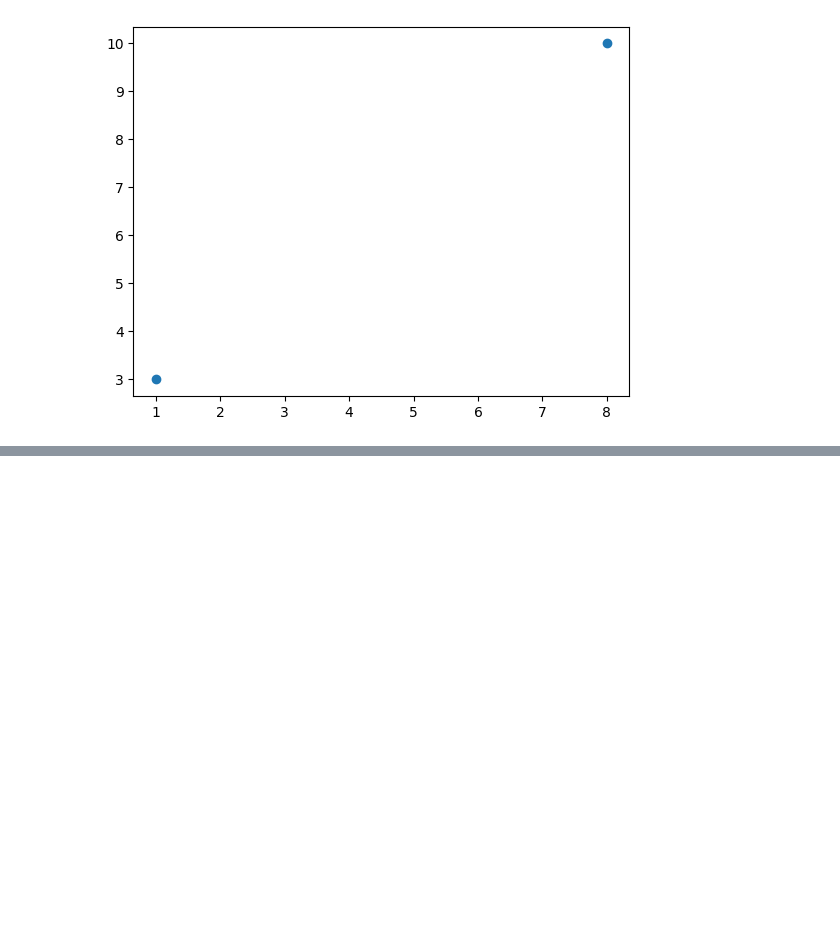
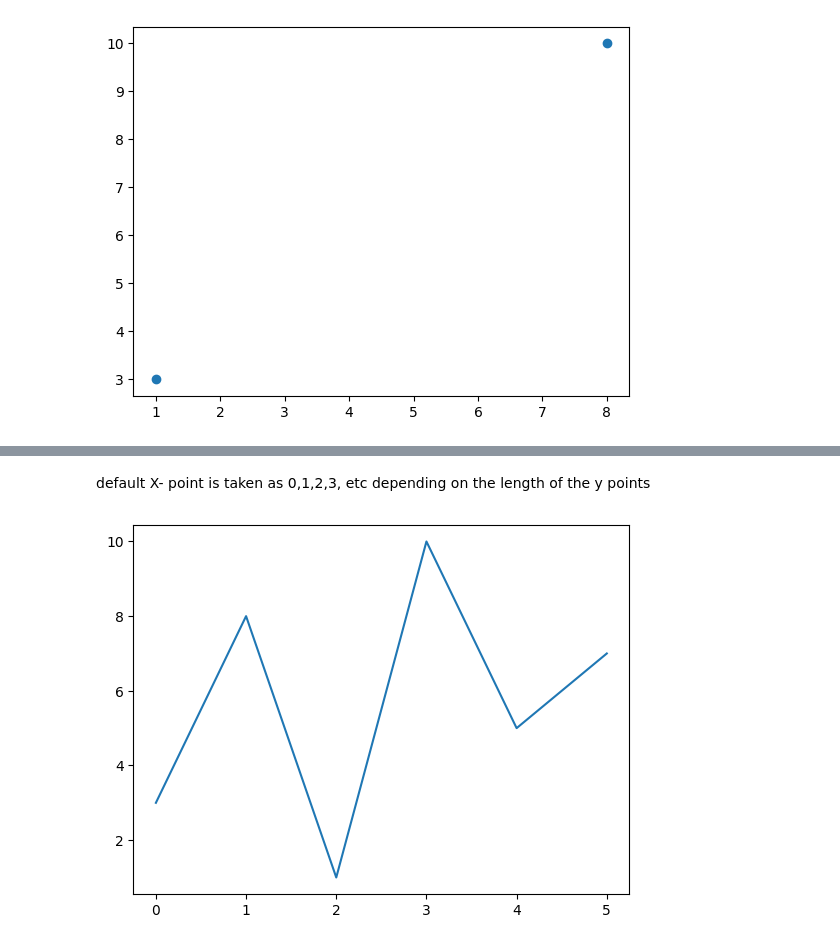
Before and after one commit to Imrkraghu/Rohit_AI_ML, a Jupyter notebook: Rohit_AI_ML/pandas/Data Visualization1/dvpractice.ipynb, the cells around one changed output, grey strips where cells are left out. Cells and saved outputs as stored; diff of their text form; code cells hidden in the pictures; blank space fills up the shorter version.

```diff
--- a/Rohit_AI_ML/pandas/Data Visualization1/dvpractice.ipynb
+++ b/Rohit_AI_ML/pandas/Data Visualization1/dvpractice.ipynb
@@ -54,0 +64,8 @@ plt.show()
+# %% [markdown]
+default X- point is taken as 0,1,2,3, etc depending on the length of the y points
+# %%
+y = np.array([3,8,1,10,5,7])
+plt.plot(y)
+plt.show()
+# %% [output]
+[figure, added]
```
Also changed, not shown: parts of 11 cells of this notebook, 5 other files.
